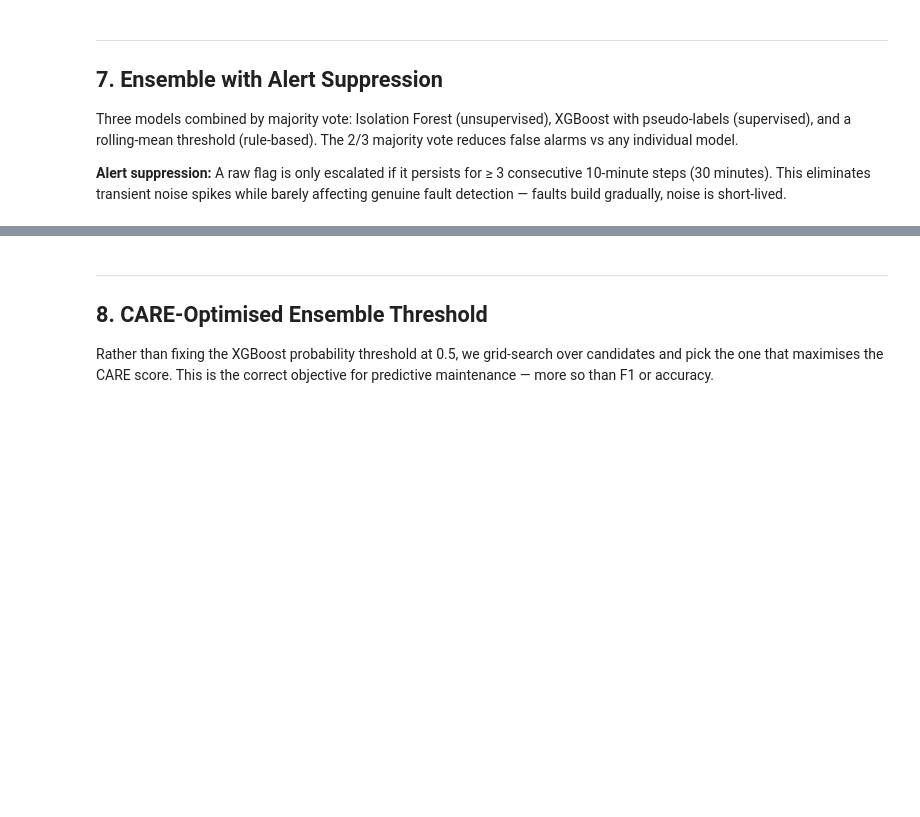
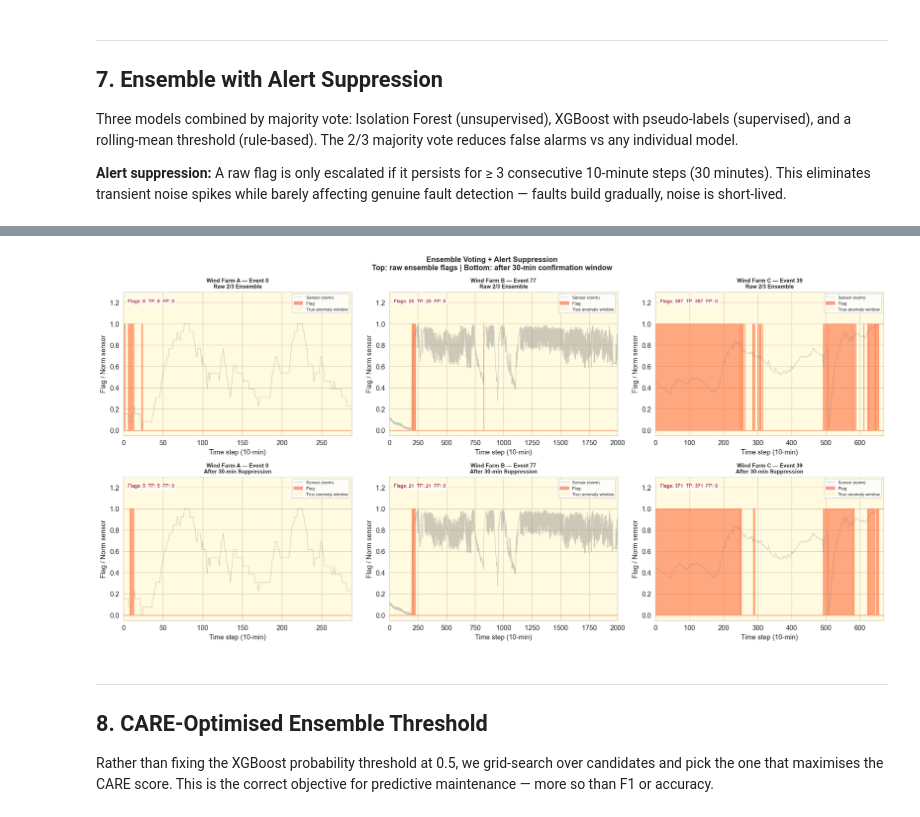
Before and after one commit to KMANN-R2-D2/DSMLC-Final_Competition, a Jupyter notebook: Karanvir-Analysis/notebook_1c_explainability.ipynb, the cells around one changed output, grey strips where cells are left out. Cells and saved outputs as stored; diff of their text form; code cells hidden in the pictures; blank space fills up the shorter version.

Commit message:
Added all of the notebooks and the visualizations

```diff
--- a/Karanvir-Analysis/notebook_1c_explainability.ipynb
+++ b/Karanvir-Analysis/notebook_1c_explainability.ipynb
@@ -1036,52 +1116,90 @@ for farm, pr_eng, iso_sc, iso_thr, xgb_pr, rule_fl, y in farm_data:
 # %%
 # ── 7.4  Alert suppression effect visualisation ───────────────────────────────
 fig, axes = plt.subplots(2, 3, figsize=(18, 9))
 fig.suptitle('Ensemble Voting + Alert Suppression\n'
              'Top: raw ensemble flags | Bottom: after 30-min confirmation window',
              fontsize=12, fontweight='bold')
 
-farm_list = list(ensemble_results.keys())
-pred_engs = [pred_a_eng, pred_b_eng, pred_c_eng]
-y_list    = [y_a, y_b, y_c]
-colors_f  = ['steelblue', 'seagreen', 'darkorange']
+farm_list   = list(ensemble_results.keys())
+pred_engs   = [pred_a_eng, pred_b_eng, pred_c_eng]
+y_lists     = [y_a, y_b, y_c]
+sensors_list = [sensors_a[0], sensors_b[0], sensors_c[0]]
 
-for col, (farm, pr_eng, y, color) in enumerate(
-        zip(farm_list, pred_engs, y_list, colors_f)):
-    res      = ensemble_results[farm]
-    pr_eng   = pr_eng.reset_index(drop=True)
-    anom_evs = pr_eng[pr_eng['event_label']=='anomaly']['event_id'].unique()
+for col, (farm, pr_eng, y, primary_sensor) in enumerate(
+        zip(farm_list, pred_engs, y_lists, sensors_list)):
+    res    = ensemble_results[farm]
+    pr_eng = pr_eng.reset_index(drop=True)
+
+    anom_evs = pr_eng[pr_eng['event_label'] == 'anomaly']['event_id'].unique()
     if len(anom_evs) == 0:
         continue
 
-    ev_id    = anom_evs[0]
-    ev_mask  = pr_eng['event_id'] == ev_id
-    ev_idx   = np.where(ev_mask.values)[0]
-    n        = min(2000, len(ev_idx))
-    ev_idx   = ev_idx[:n]
+    # Pick the event where the ensemble fires most — most visually interesting
+    best_ev, best_count = anom_evs[0], 0
+    for ev in anom_evs:
+        ev_idx_tmp = np.where((pr_eng['event_id'] == ev).values)[0][:2000]
+        count = res['raw'][ev_idx_tmp].sum()
+        if count > best_count:
+            best_count = count
+            best_ev    = ev
 
-    for row, key, title_suffix in [(0,'raw','Raw 2/3 Ensemble'),
-                                    (1,'suppressed','After 30-min Suppression')]:
+    ev_mask = pr_eng['event_id'] == best_ev
+    ev_idx  = np.where(ev_mask.values)[0]
+    n       = min(2000, len(ev_idx))
+    ev_idx  = ev_idx[:n]
+    x       = np.arange(n)
+
+    # Normalise sensor signal to [0,1] for overlay
+    if primary_sensor in pr_eng.columns:
+        sensor_vals = pr_eng.loc[ev_idx, primary_sensor].ffill().fillna(0).values
+        sv_min, sv_max = sensor_vals.min(), sensor_vals.max()
+        sensor_norm = (sensor_vals - sv_min) / (sv_max - sv_min + 1e-9)
+    else:
+        sensor_norm = None
+
+    for row, key, title_suffix in [(0, 'raw', 'Raw 2/3 Ensemble'),
+                                   (1, 'suppressed', 'After 30-min Suppression')]:
         ax    = axes[row][col]
         flags = res[key][ev_idx]
-        x     = np.arange(n)
+        y_ev  = y[ev_idx]
 
-        ax.fill_between(x, flags, alpha=0.5, color='tomato', label='Flag')
-        ax.fill_between(x, y[ev_idx], alpha=0.2, color='gold', label='True anomaly')
-        ax.set_ylim(-0.1, 1.5)
-        ax.set_title(f'{farm}\nEvent {ev_id} — {title_suffix}',
+        # Sensor signal in background
+        if sensor_norm is not None:
+            ax.plot(x, sensor_norm, lw=0.8, color='gray',
+                    alpha=0.4, label='Sensor (norm)')
+
+        # Flags
+        ax.fill_between(x, flags, alpha=0.6, color='tomato',
+                        step='post', label='Flag')
+
+        # Mark where true anomaly rows are with a bottom stripe
+        anom_rows = np.where(y_ev == 1)[0]
+        if len(anom_rows) > 0:
+            ax.axvspan(anom_rows[0], anom_rows[-1],
+                       alpha=0.12, color='gold', label='True anomaly window')
+
+        n_flags = int(flags.sum())
+        fp      = int(flags[y_ev == 0].sum())
+        tp      = int(flags[y_ev == 1].sum())
+
+        ax.set_ylim(-0.05, 1.3)
+        ax.set_xlim(0, n)
+        ax.set_title(f'{farm} — Event {best_ev}\n{title_suffix}',
                      fontsize=9, fontweight='bold')
-        ax.set_xlabel('Time step')
-        ax.set_ylabel('Flag')
-        ax.legend(fontsize=7)
-
-        fp_raw = flags[y[ev_idx]==0].sum()
-        ax.text(0.98, 0.95, f'FP steps: {fp_raw}',
-                transform=ax.transAxes, fontsize=8, ha='right', va='top',
-                color='darkred')
+        ax.set_xlabel('Time step (10-min)')
+        ax.set_ylabel('Flag / Norm sensor')
+        ax.legend(fontsize=7, loc='upper right')
+        ax.text(0.02, 0.95,
+                f'Flags: {n_flags}  TP: {tp}  FP: {fp}',
+                transform=ax.transAxes, fontsize=8, va='top',
+                color='darkred',
+                bbox=dict(boxstyle='round,pad=0.2', facecolor='white', alpha=0.7))
 
 plt.tight_layout()
 plt.savefig('fig_1c_alert_suppression.png', bbox_inches='tight')
 plt.show()
+# %% [output]
+[figure, added]
 # %% [markdown]
 ---
 ## 8. CARE-Optimised Ensemble Threshold
```
Also changed, not shown: parts of 11 cells of this notebook, 20 other files.
